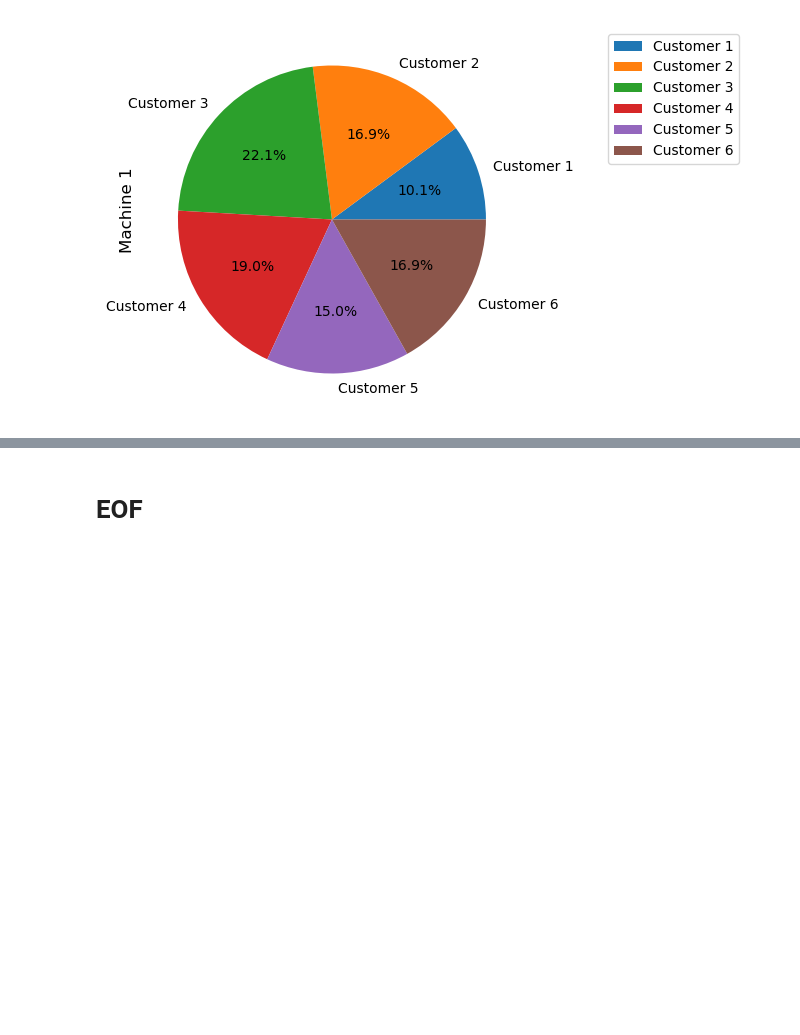
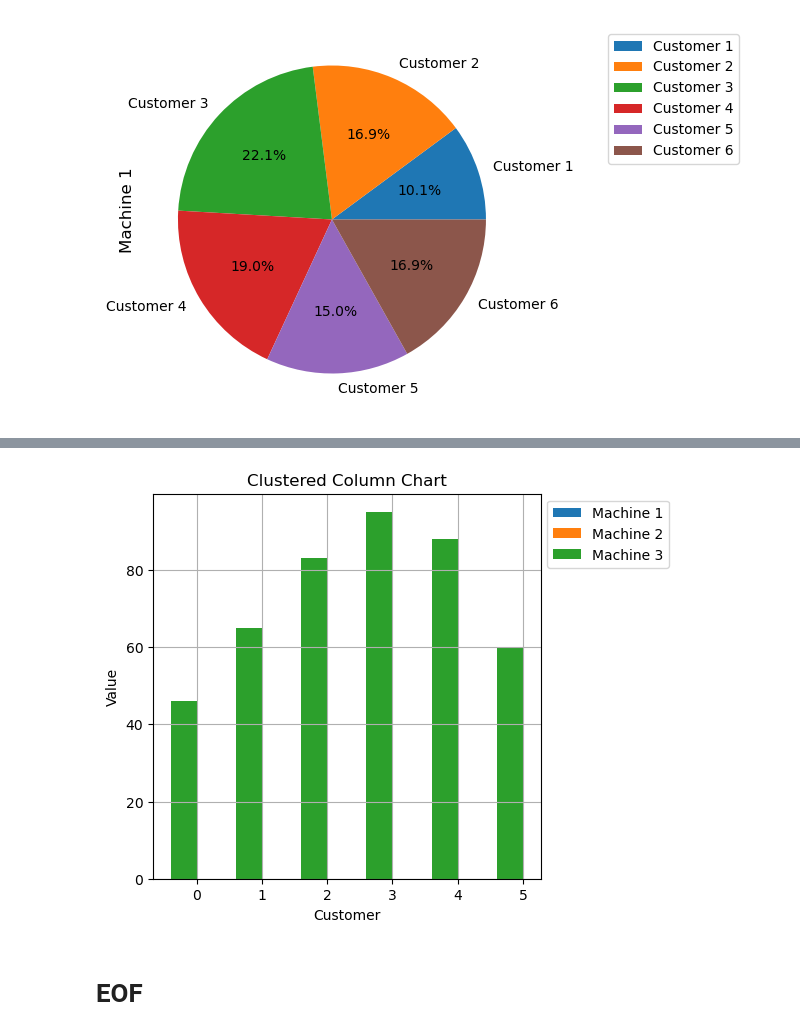
Before and after one commit to AlitheiaDeus/SiT_2301046, a Jupyter notebook: DA/Practice.ipynb, the cells around one changed output, grey strips where cells are left out. Saved outputs shown, nothing was run; the diff lists cells and outputs as text; code cells hidden in the pictures; blank space fills up the shorter version.

```diff
--- a/DA/Practice.ipynb
+++ b/DA/Practice.ipynb
@@ -449,2 +466,22 @@ plt.legend(bbox_to_anchor = (1,1), loc = 'upper left')
+# %%
+plt.figure(figsize = (5, 5))
+
+# Get positions for each bar on the x-axis (adjusted slightly for clustering)
+x = df['Customer'].tolist()
+x_positions = [i - 0.2 for i in range(len(x))]  # Adjust offset for clustering
+
+# Loop through data series (excluding 'Customer') and create bars
+for i, col in enumerate(df.columns[1:]):  # Skip 'Customer' column
+    bar = plt.bar(x_positions, df[col], label = col, width = 0.4)
+
+plt.xlabel('Customer')
+plt.ylabel('Value')
+plt.title('Clustered Column Chart')
+
+plt.legend(bbox_to_anchor = (1, 1), loc = 'upper left')
+plt.grid(True)
+plt.show()
+# %% [output]
+[figure, added]
 # %% [markdown]
 # EOF
```
Also changed, not shown: parts of 3 cells of this notebook.
